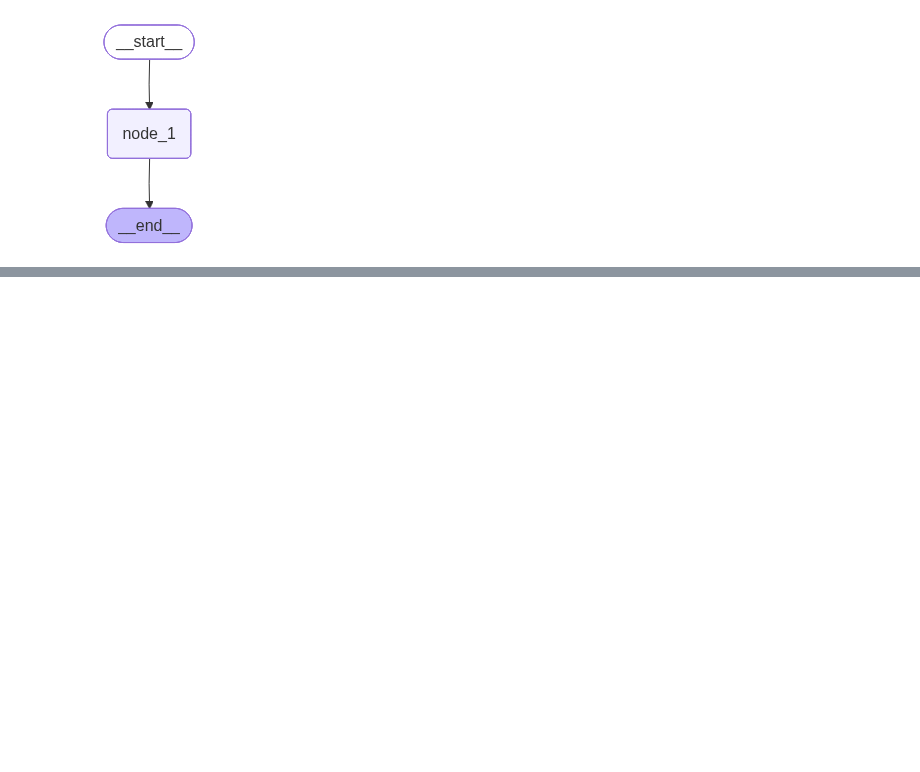
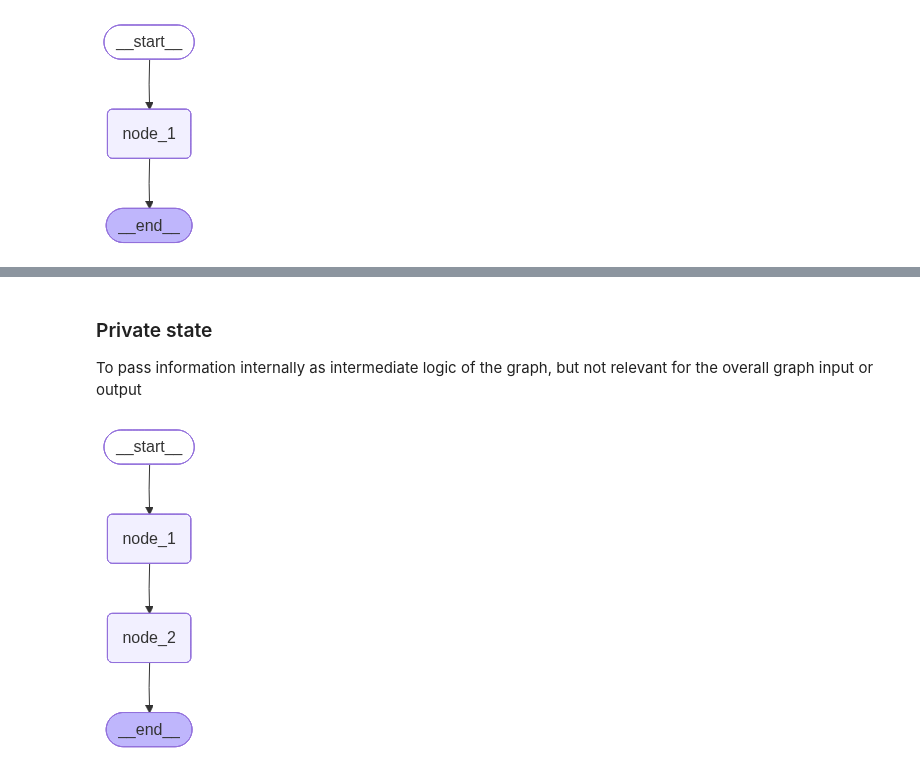
Before and after one commit to minimartzz/learning, a Jupyter notebook: agents/langgraph/02_state_and_memory.ipynb, the cells around one changed output, grey strips where cells are left out. Cells and saved outputs as stored; diff of their text form; code cells hidden in the pictures; blank space fills up the shorter version.

Commit message:
[UPDATE] Completed langgraph module 2

```diff
--- a/agents/langgraph/02_state_and_memory.ipynb
+++ b/agents/langgraph/02_state_and_memory.ipynb
@@ -74,11 +80,11 @@ Defines how state is updated on specific keys/ channels in the state schema
 # %%
 # Define a simple 1 node graph
 class State(TypedDict):
-    foo: int
+    foo: Annotated[list[int], add]  # Reducer function
 
 def node_1(state: State):
     print("=== Node 1 ===")
-    return {"foo": state['foo'] + 1}
+    return {"foo": [state['foo'][0] + 1]}
 
 builder = StateGraph(State)
 builder.add_node("node_1", node_1)
@@ -92,0 +126,13 @@ display(Image(graph.get_graph().draw_mermaid_png()))
+# %%
+def node_1(state: CustomReducerState):
+    print("=== Node 1 ===")
+    return {"foo": [2]}
+
+builder = StateGraph(CustomReducerState)
+builder.add_node("node_1", node_1)
+builder.add_edge(START, "node_1")
+builder.add_edge("node_1", END)
+
+graph = builder.compile()
+
+display(Image(graph.get_graph().draw_mermaid_png()))
@@ -93,3 +155,38 @@ display(Image(graph.get_graph().draw_mermaid_png()))
+# %% [markdown]
+### Private state
+
+To pass information internally as intermediate logic of the graph, but not relevant for the overall graph input or output
+# %%
+from typing import TypedDict
+from langgraph.graph import StateGraph, START, END
+
+class OverallSchema(TypedDict):
+    foo: int
+
+class IntermediateSchema(TypedDict):
+    baz: int
+
+# Schema change according to how the nodes are arranged
+# Internally the intermediate schema is never observed by the user
+def node_1(state: OverallSchema) -> IntermediateSchema:
+    return {"baz": state['foo'] + 1}
+
+def node_2(state: IntermediateSchema) -> OverallSchema:
+    return {"foo": state['baz'] + 1}
+
+builder = StateGraph(OverallSchema)
+builder.add_node("node_1", node_1)
+builder.add_node("node_2", node_2)
+
+builder.add_edge(START, "node_1")
+builder.add_edge("node_1", "node_2")
+builder.add_edge("node_2", END)
+
+graph = builder.compile()
+
+display(Image(graph.get_graph().draw_mermaid_png()))
+# %% [output]
+[figure, added]
 # %%
 graph.invoke({"foo": 1})
 # %% [output]
```
Also changed, not shown: parts of 47 cells of this notebook, 3 other files.
